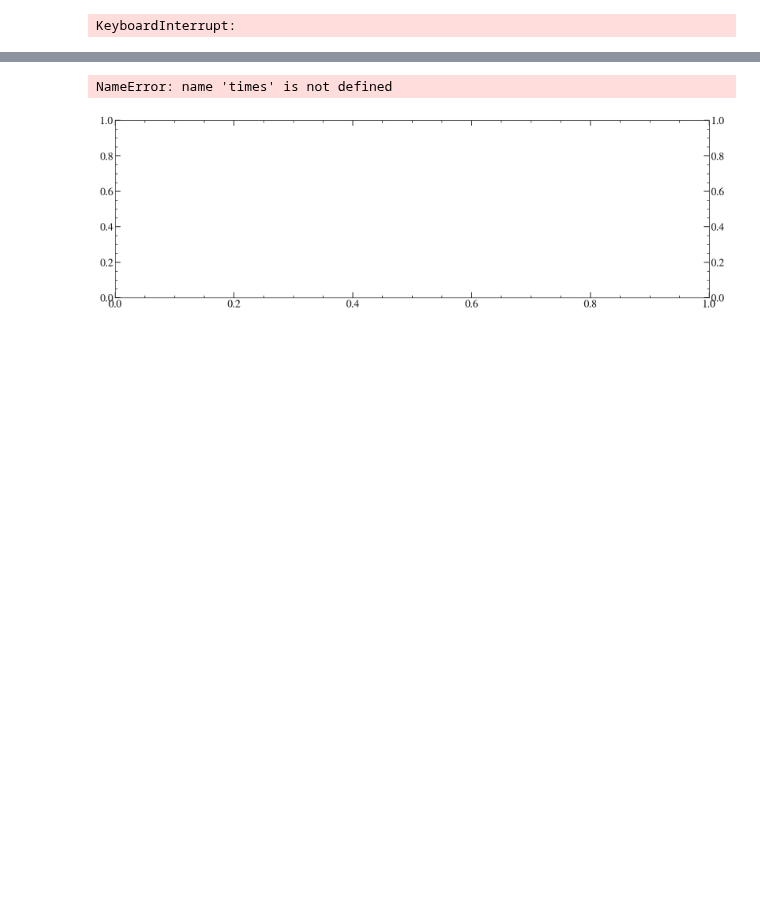
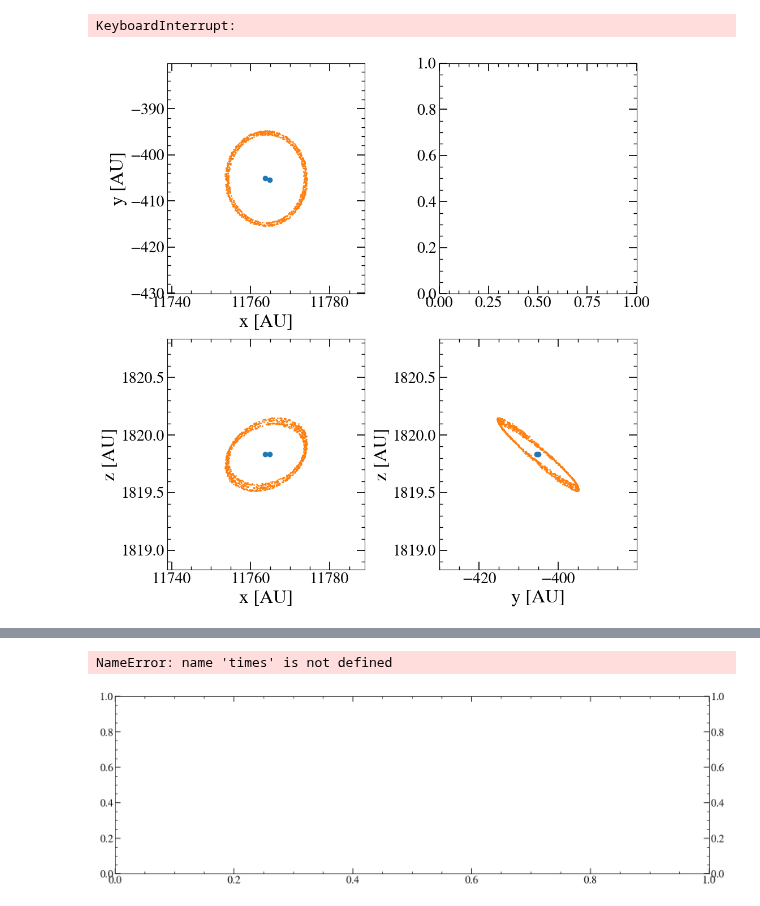
Before and after one commit to LucasPouw/amuse-KL, a Jupyter notebook: hydro_disk_test.ipynb, the cells around one changed output, grey strips where cells are left out. Drawn from its saved outputs; the diff is of its cells as text; code cells hidden in the pictures; blank space fills up the shorter version.

Commit message:
plt.tightlayout and other small fixes

```diff
--- a/hydro_disk_test.ipynb
+++ b/hydro_disk_test.ipynb
@@ -369,3 +369,32 @@ Time: 61360.689431999876 day dE_grav= 2.44864266698 dE_hydro= 2.45083753144 dE_t
 Time: 61725.931630999876 day dE_grav= 2.44482711738 dE_hydro= 2.44700766603 dE_total= 2.44700766424
 Time: 62091.173829999876 day dE_grav= 2.44035304821 dE_hydro= 2.44252594428 dE_total= 2.44252594249
 KeyboardInterrupt:
+# %%
+orbiter = smbh_and_binary[(smbh_and_binary.mass > 0.5 |units.Msun) & (smbh_and_binary.mass < 10 |units.Msun)]
+com = (orbiter[0].position * orbiter[0].mass + orbiter[1].position * orbiter[1].mass) / (orbiter[0].mass + orbiter[1].mass)
+
+fig, ax = plt.subplots(2, 2, figsize=(10,10))
+ax[0,0].scatter(orbiter.x.value_in(units.AU), orbiter.y.value_in(units.AU), zorder=100)
+ax[0,0].scatter(disk.x.value_in(units.AU), disk.y.value_in(units.AU), s=1)
+ax[0,0].set_ylim(com.y.value_in(units.AU) - 25, com.y.value_in(units.AU) + 25)
+ax[0,0].set_xlim(com.x.value_in(units.AU) - 25, com.x.value_in(units.AU) + 25)
+ax[0,0].set_xlabel('x [AU]')
+ax[0,0].set_ylabel('y [AU]')
+
+ax[1,0].scatter(orbiter.x.value_in(units.AU), orbiter.z.value_in(units.AU), zorder=100)
+ax[1,0].scatter(disk.x.value_in(units.AU), disk.z.value_in(units.AU), s=1)
+ax[1,0].set_ylim(com.z.value_in(units.AU) - 1, com.z.value_in(units.AU) + 1)
+ax[1,0].set_xlim(com.x.value_in(units.AU) - 25, com.x.value_in(units.AU) + 25)
+ax[1,0].set_xlabel('x [AU]')
+ax[1,0].set_ylabel('z [AU]')
+
+ax[1,1].scatter(orbiter.y.value_in(units.AU), orbiter.z.value_in(units.AU), zorder=100)
+ax[1,1].scatter(disk.y.value_in(units.AU), disk.z.value_in(units.AU), s=1)
+ax[1,1].set_ylim(com.z.value_in(units.AU) - 1, com.z.value_in(units.AU) + 1)
+ax[1,1].set_xlim(com.y.value_in(units.AU) - 25, com.y.value_in(units.AU) + 25)
+ax[1,1].set_xlabel('y [AU]')
+ax[1,1].set_ylabel('z [AU]')
+
+plt.tight_layout()
+# %% [output]
+[figure, added]
```
Also changed, not shown: parts of 2 cells of this notebook, 2 other files.
